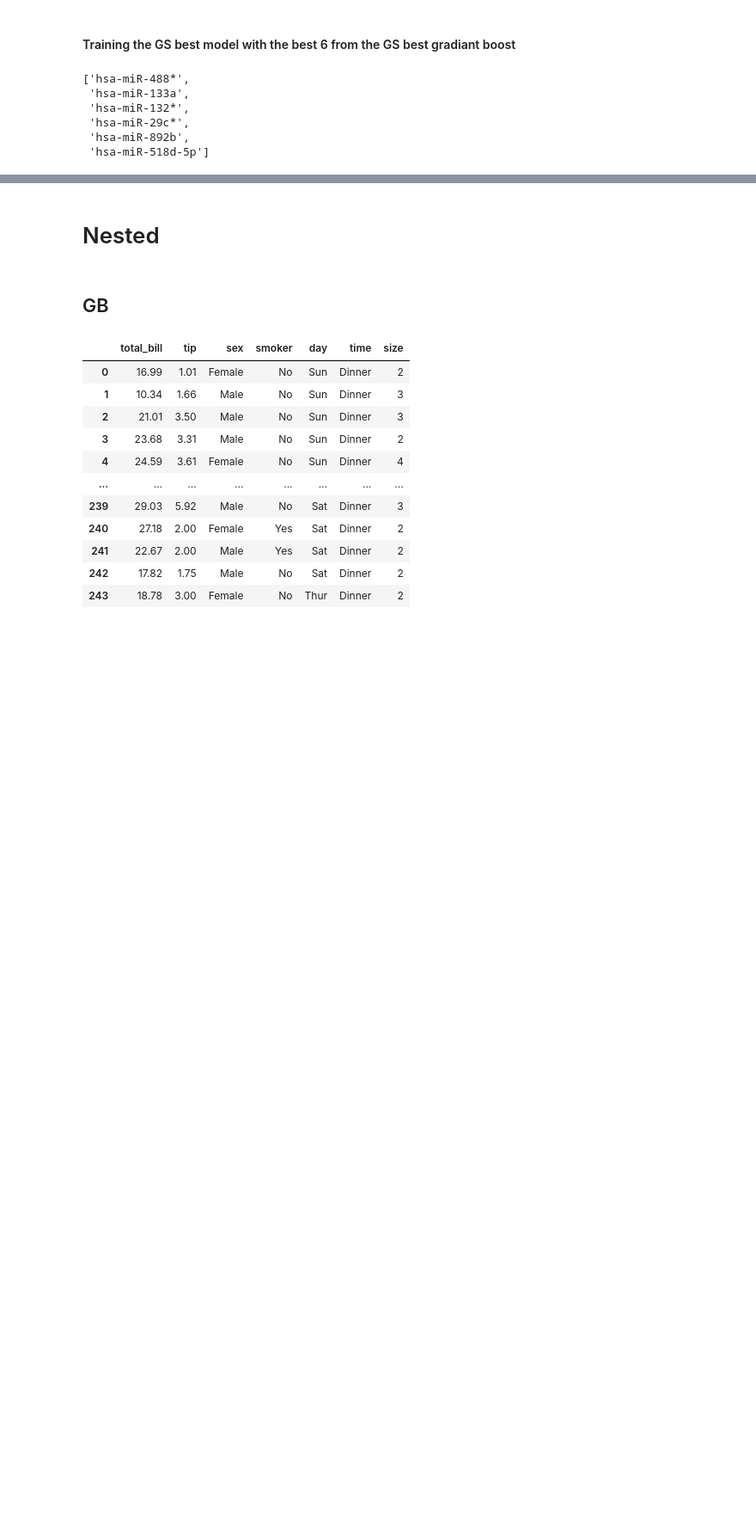
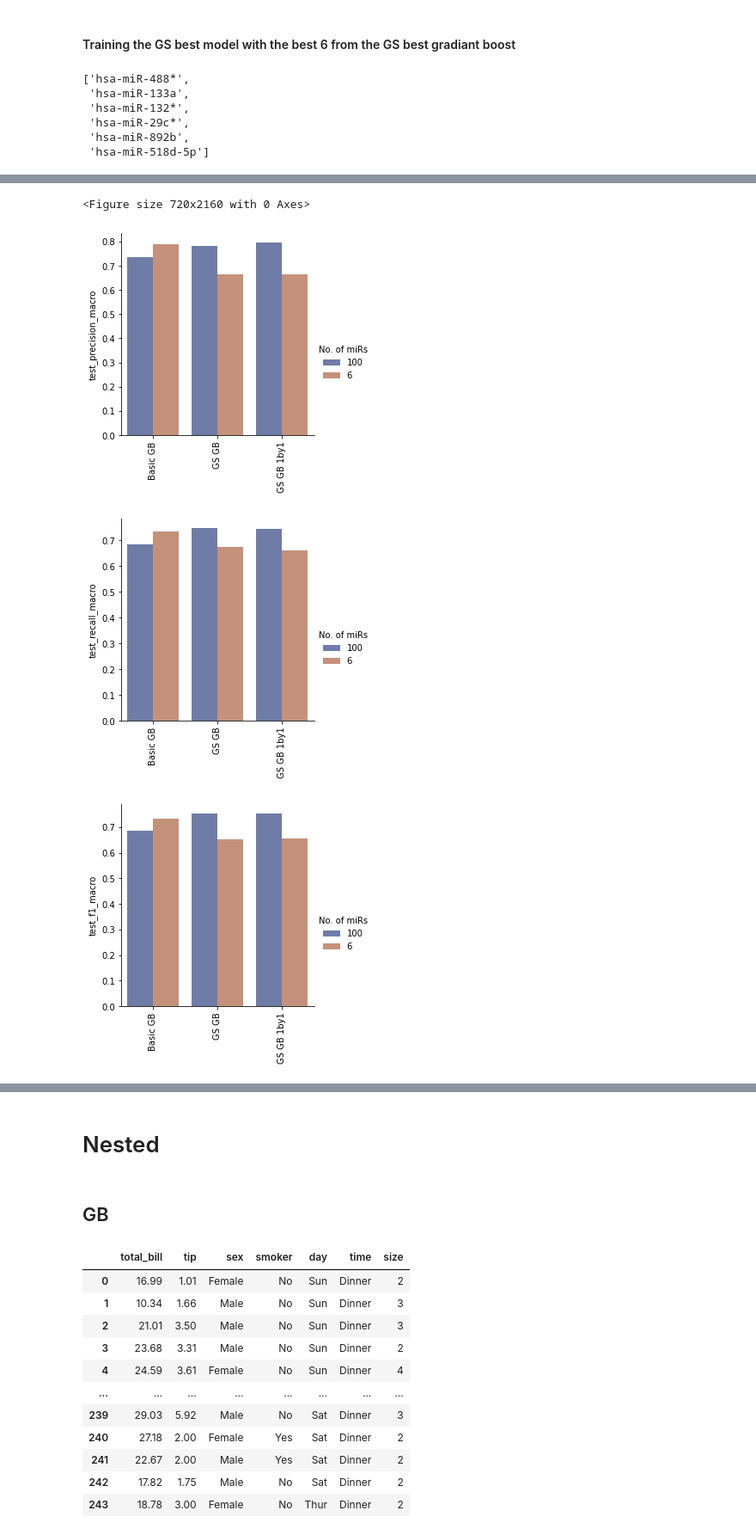
Before and after one commit to MehrdadSamadishadlou/miR_Signature_MI_GSE61741, a Jupyter notebook: log2_GB.ipynb, the cells around one changed output, grey strips where cells are left out. Shown: that part at 86% size. Saved outputs shown, nothing was run; the diff lists cells and outputs as text; code cells hidden in the pictures; blank space fills up the shorter version.

Commit message:
Adding bar plot for metrices into both RF and GB files.

```diff
--- a/log2_GB.ipynb
+++ b/log2_GB.ipynb
@@ -369,0 +372,2 @@ results
+# %%
+results=results.reset_index(drop=True)
@@ -369,0 +384,16 @@ results
+# %%
+results['Model2']=['Basic GB', 'Basic GB', 'GS GB', 'GS GB', 'GS GB 1by1', 'GS GB 1by1']
+# %%
+plt.figure(num=4, figsize=(10,30))
+for i in range(1,5):
+  col=results.columns[i*2]
+  data=results[['Model2', 'No. of miRs', col]]
+  sns.catplot(data=data, kind="bar", x="Model2", y=col, hue="No. of miRs", ci="sd", palette="dark", alpha=.6, height=4)
+  plt.xlabel('')
+  plt.tick_params(axis='x', which='major', labelsize=10, rotation=90)
+  plt.savefig('GB_metrices_%i.pdf' % i, bbox_inches='tight')
+# %% [output]
+<Figure size 720x2160 with 0 Axes>
+[figure, added]
+[figure, added]
+[figure, added]
```
Also changed, not shown: parts of 14 cells of this notebook, 2 other files.
